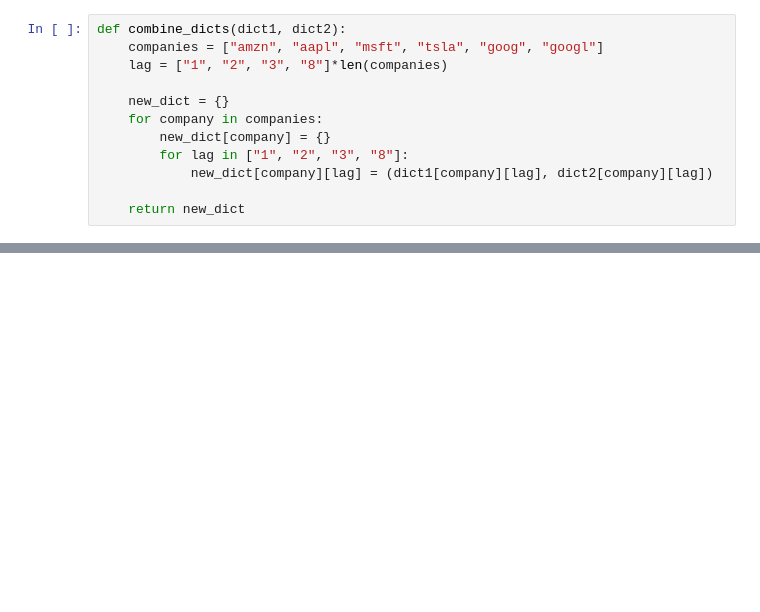
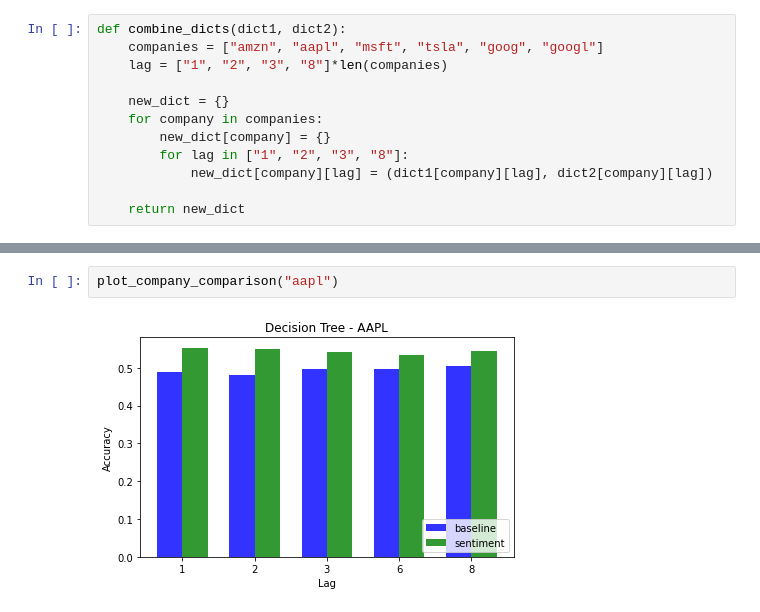
Before and after one commit to PatrykML/twitter_sentiment_stock_prediction, a Jupyter notebook: results/presenter.ipynb, the cells around one changed output, grey strips where cells are left out. Drawn from its saved outputs; the diff is of its cells as text; blank space fills up the shorter version.

```diff
--- a/results/presenter.ipynb
+++ b/results/presenter.ipynb
@@ -76,0 +73,4 @@ def plot_company_comparison(company):
+# %%
+plot_company_comparison("aapl")
+# %% [output]
+[figure, added]
```
Also changed, not shown: parts of 8 cells of this notebook, 3 other files.
